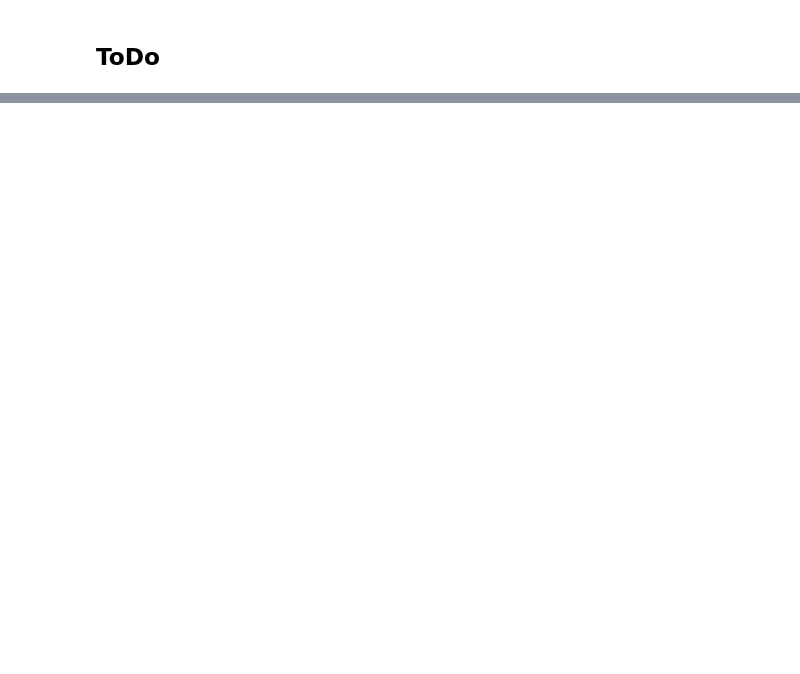
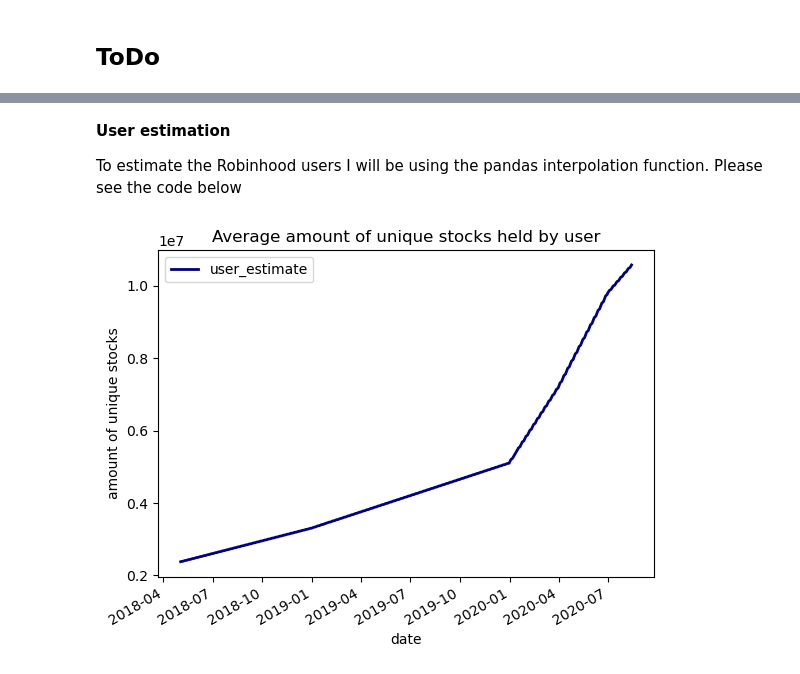
Before and after one commit to ceekoret/BMMTFI, a Jupyter notebook: thesis/data_source/robintrack/Robintrack.ipynb, the cells around one changed output, grey strips where cells are left out. Cells and saved outputs as stored; diff of their text form; code cells hidden in the pictures; blank space fills up the shorter version.

```diff
--- a/thesis/data_source/robintrack/Robintrack.ipynb
+++ b/thesis/data_source/robintrack/Robintrack.ipynb
@@ -122,0 +285,45 @@ df
+# %% [markdown]
+**User estimation**
+
+To estimate the Robinhood users I will be using the pandas interpolation function. Please see the code below
+# %%
+# Create an empty dataframe
+user_prediction_df = pd.DataFrame()
+
+# Create a date range relevant for interpolation.
+user_prediction_df = user_prediction_df.reindex(pd.date_range("2018-01-01", "2020-9-30"), fill_value="NaN")
+
+# Create and fill user_estimate column with nans
+user_prediction_df['user_estimate'] = np.nan
+
+# Put in values found from Robinhood filings (see above)
+user_prediction_df.loc['2018-01-01'] = 1900000
+user_prediction_df.loc['2018-06-30'] = 2600000
+user_prediction_df.loc['2018-12-31'] = 3300000
+user_prediction_df.loc['2019-06-30'] = 4200000
+user_prediction_df.loc['2019-12-31'] = 5100000
+user_prediction_df.loc['2020-03-31'] = 7200000
+user_prediction_df.loc['2020-06-30'] = 9800000
+user_prediction_df.loc['2020-09-30'] = 11400000
+
+# Delete weekends from timeframe
+""" !!!
+This is done to not get a user bump on monday, but rather smooth user out over the week!
+Although this assumes no new users join on the weekend, I believe this to be the best (neutral) approach as no further
+information is available on when Robinhood's peak hours are in terms of attracting new customers.
+"""
+user_prediction_df = user_prediction_df[user_prediction_df.index.dayofweek < 5]
+
+# Use pandas linear interpolation to fill in missing values
+user_prediction_df = user_prediction_df['user_estimate'].interpolate(method='linear').round(0)
+
+# Convert the index to a column
+user_prediction_df = user_prediction_df.reset_index(level=0)
+user_prediction_df = user_prediction_df.rename(columns={"index": "date"})
+
+# Plot results
+ax = acc_holdings_df.plot(x="date", y=["user_estimate"], lw=2, colormap='jet', markersize=10, title='Average amount of unique stocks held by user')
+ax.set(xlabel="date", ylabel="amount of unique stocks")
+plt.show()
+# %% [output]
+[figure, added]
```
Also changed, not shown: parts of 31 cells of this notebook.
